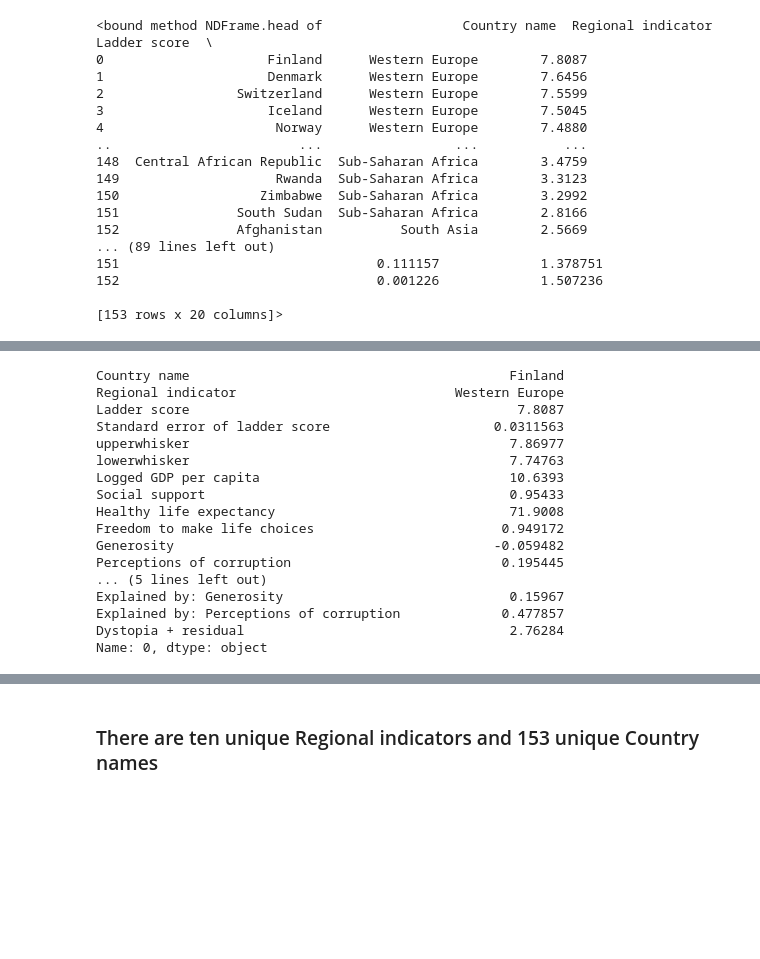
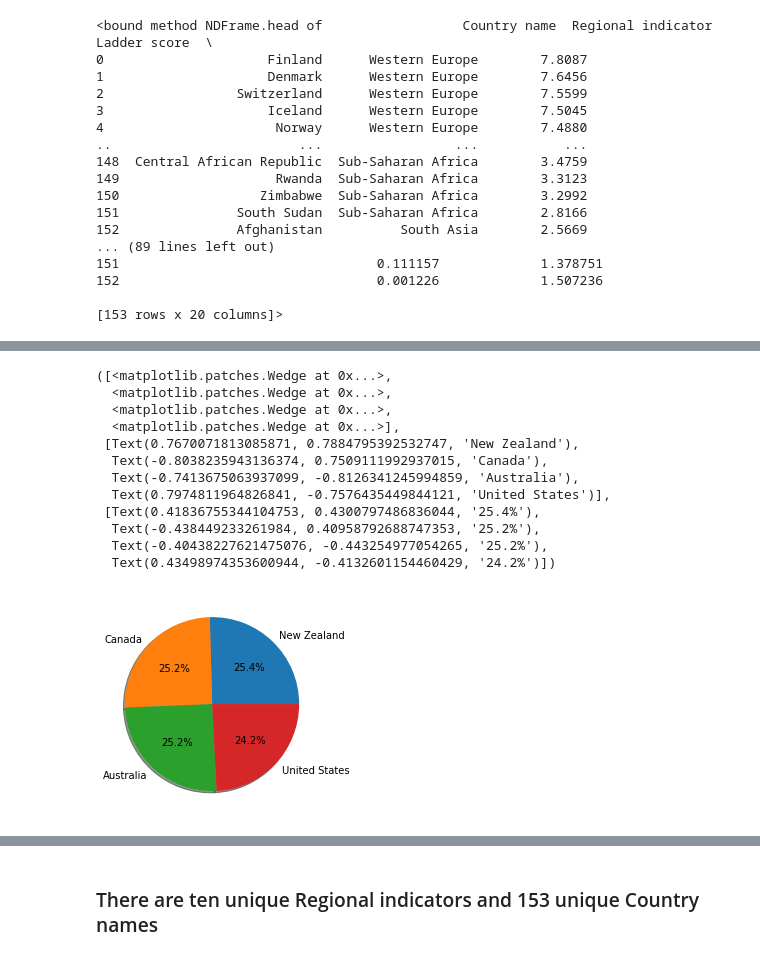
Before and after one commit to MackRoe/WHR2020_DataAnalysis, a Jupyter notebook: World-Happiness-2020.ipynb, the cells around one changed output, grey strips where cells are left out. Drawn from its saved outputs; the diff is of its cells as text; code cells hidden in the pictures; blank space fills up the shorter version.

```diff
--- a/World-Happiness-2020.ipynb
+++ b/World-Happiness-2020.ipynb
@@ -71,20 +73,16 @@ happiness_by_region.head()
-# %%
-df.iloc[0]
-# %% [output]
-Country name                                         Finland
-Regional indicator                            Western Europe
-Ladder score                                          7.8087
-Standard error of ladder score                     0.0311563
-upperwhisker                                         7.86977
-lowerwhisker                                         7.74763
-Logged GDP per capita                                10.6393
-Social support                                       0.95433
-Healthy life expectancy                              71.9008
-Freedom to make life choices                        0.949172
-Generosity                                         -0.059482
-Perceptions of corruption                           0.195445
-... (5 lines left out)
-Explained by: Generosity                             0.15967
-Explained by: Perceptions of corruption             0.477857
-Dystopia + residual                                  2.76284
-Name: 0, dtype: object
+# %%
+plt.pie(happiness_by_region['Ladder score'], labels=happiness_by_region['Country name'], shadow=True, autopct='%1.1f%%')
+# %% [output]
+([<matplotlib.patches.Wedge at 0x...>,
+  <matplotlib.patches.Wedge at 0x...>,
+  <matplotlib.patches.Wedge at 0x...>,
+  <matplotlib.patches.Wedge at 0x...>],
+ [Text(0.7670071813085871, 0.7884795392532747, 'New Zealand'),
+  Text(-0.8038235943136374, 0.7509111992937015, 'Canada'),
+  Text(-0.7413675063937099, -0.8126341245994859, 'Australia'),
+  Text(0.7974811964826841, -0.7576435449844121, 'United States')],
+ [Text(0.41836755344104753, 0.4300797486836044, '25.4%'),
+  Text(-0.438449233261984, 0.40958792688747353, '25.2%'),
+  Text(-0.40438227621475076, -0.443254977054265, '25.2%'),
+  Text(0.43498974353600944, -0.4132601154460429, '24.2%')])
+[figure, added]
```
Also changed, not shown: parts of 13 cells of this notebook.
